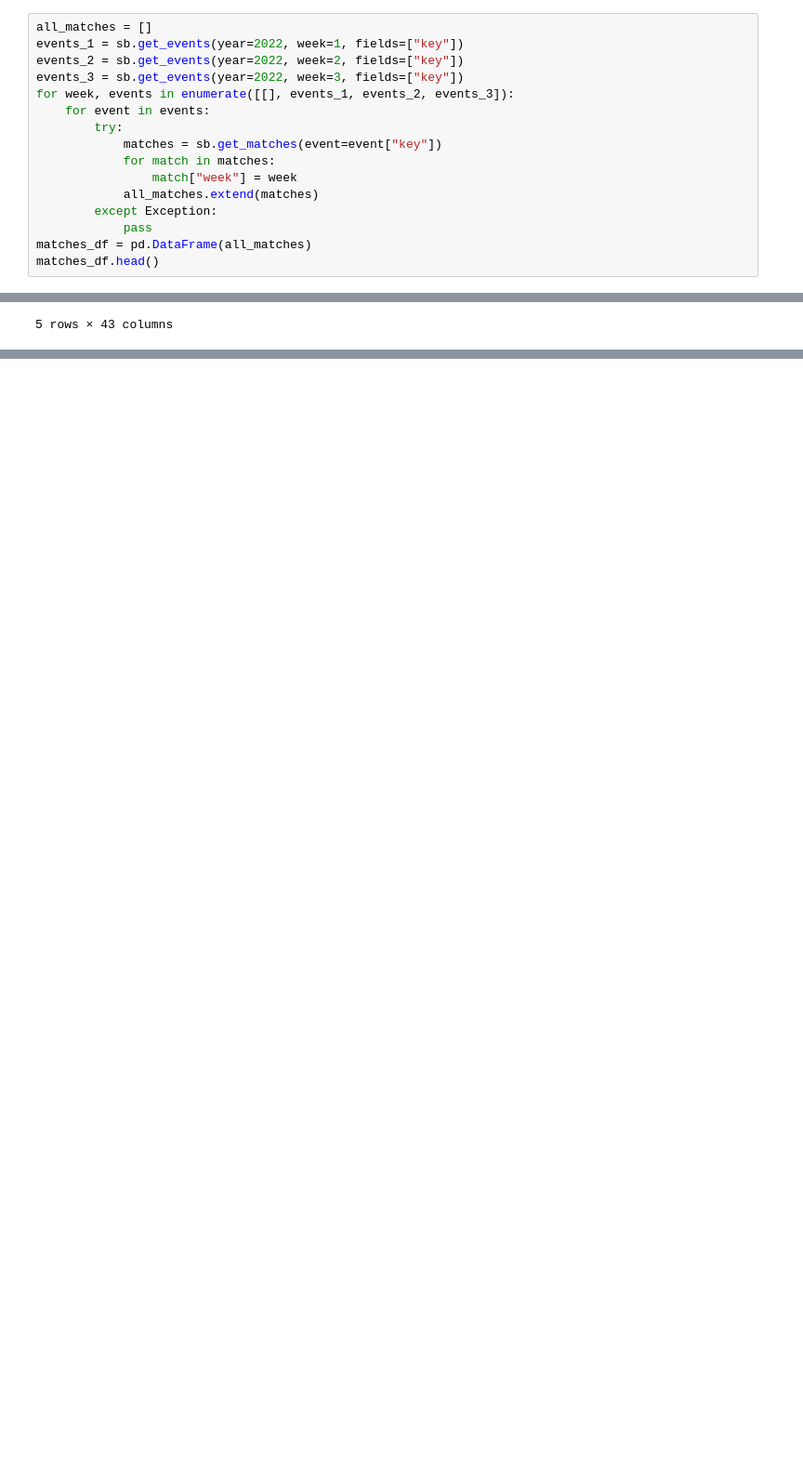
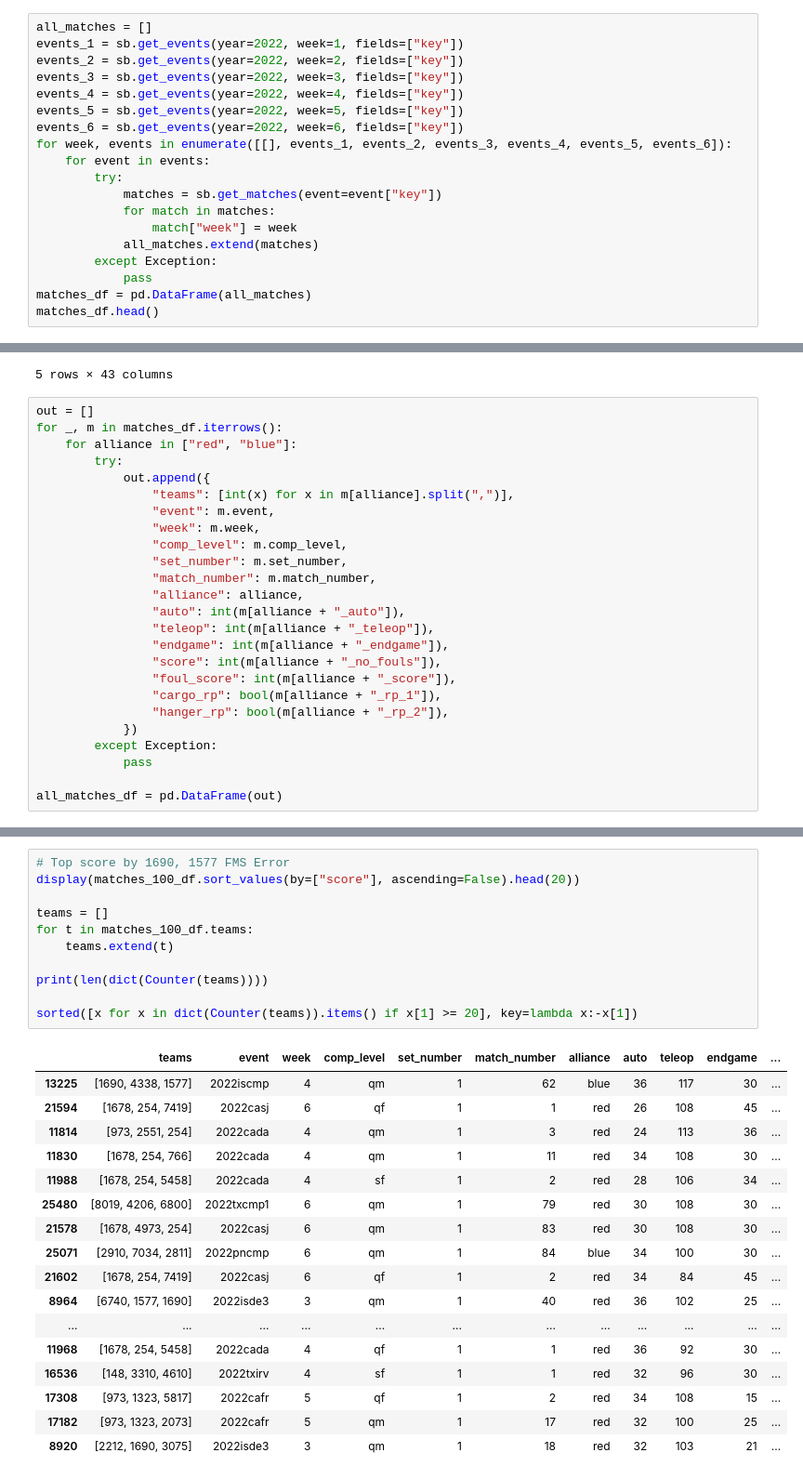
Before and after one commit to avgupta456/statbotics-scripts, a Jupyter notebook: 2022/100 Point Matches.ipynb, the cells around one changed output, grey strips where cells are left out. Shown: that part at 93% size. Cells and saved outputs as stored; diff of their text form; blank space fills up the shorter version.

```diff
--- a/2022/100 Point Matches.ipynb
+++ b/2022/100 Point Matches.ipynb
@@ -10,7 +10,10 @@ all_matches = []
 events_1 = sb.get_events(year=2022, week=1, fields=["key"])
 events_2 = sb.get_events(year=2022, week=2, fields=["key"])
 events_3 = sb.get_events(year=2022, week=3, fields=["key"])
-for week, events in enumerate([[], events_1, events_2, events_3]):
+events_4 = sb.get_events(year=2022, week=4, fields=["key"])
+events_5 = sb.get_events(year=2022, week=5, fields=["key"])
+events_6 = sb.get_events(year=2022, week=6, fields=["key"])
+for week, events in enumerate([[], events_1, events_2, events_3, events_4, events_5, events_6]):
     for event in events:
         try:
             matches = sb.get_matches(event=event["key"])
@@ -29,4 +32,29 @@ matches_df.head()
 | 3 | 2022bcvi_qm4 | 2022 | 2022bcvi | qm | 1 | 4 | False | 1646428873 | Completed | 6485,244,8082 | ... |
 | 4 | 2022bcvi_qm5 | 2022 | 2022bcvi | qm | 1 | 5 | False | 1646429430 | Completed | 288,7167,216 | ... |
 5 rows × 43 columns
+# %%
+out = []
+for _, m in matches_df.iterrows():
+    for alliance in ["red", "blue"]:
+        try:
+            out.append({
+                "teams": [int(x) for x in m[alliance].split(",")],
+                "event": m.event,
+                "week": m.week,
+                "comp_level": m.comp_level,
+                "set_number": m.set_number,
+                "match_number": m.match_number,
+                "alliance": alliance,
+                "auto": int(m[alliance + "_auto"]),
+                "teleop": int(m[alliance + "_teleop"]),
+                "endgame": int(m[alliance + "_endgame"]),
+                "score": int(m[alliance + "_no_fouls"]),
+                "foul_score": int(m[alliance + "_score"]),
+                "cargo_rp": bool(m[alliance + "_rp_1"]),
+                "hanger_rp": bool(m[alliance + "_rp_2"]),
+            })
+        except Exception:
+            pass
+
+all_matches_df = pd.DataFrame(out)
 # %%
@@ -88,0 +95,29 @@ sorted([x for x in dict(Counter(teams)).items() if x[1] > 6], key=lambda x:-x[1]
+# %%
+# Top score by 1690, 1577 FMS Error
+display(matches_100_df.sort_values(by=["score"], ascending=False).head(20))
+
+teams = []
+for t in matches_100_df.teams:
+    teams.extend(t)
+
+print(len(dict(Counter(teams))))
+
+sorted([x for x in dict(Counter(teams)).items() if x[1] >= 20], key=lambda x:-x[1])
+# %% [output]
+|  | teams | event | week | comp_level | set_number | match_number | alliance | auto | teleop | endgame | ... |
+| 13225 | [1690, 4338, 1577] | 2022iscmp | 4 | qm | 1 | 62 | blue | 36 | 117 | 30 | ... |
+| 21594 | [1678, 254, 7419] | 2022casj | 6 | qf | 1 | 1 | red | 26 | 108 | 45 | ... |
+| 11814 | [973, 2551, 254] | 2022cada | 4 | qm | 1 | 3 | red | 24 | 113 | 36 | ... |
+| 11830 | [1678, 254, 766] | 2022cada | 4 | qm | 1 | 11 | red | 34 | 108 | 30 | ... |
+| 11988 | [1678, 254, 5458] | 2022cada | 4 | sf | 1 | 2 | red | 28 | 106 | 34 | ... |
+| 25480 | [8019, 4206, 6800] | 2022txcmp1 | 6 | qm | 1 | 79 | red | 30 | 108 | 30 | ... |
+| 21578 | [1678, 4973, 254] | 2022casj | 6 | qm | 1 | 83 | red | 30 | 108 | 30 | ... |
+| 25071 | [2910, 7034, 2811] | 2022pncmp | 6 | qm | 1 | 84 | blue | 34 | 100 | 30 | ... |
+| 21602 | [1678, 254, 7419] | 2022casj | 6 | qf | 1 | 2 | red | 34 | 84 | 45 | ... |
+| 8964 | [6740, 1577, 1690] | 2022isde3 | 3 | qm | 1 | 40 | red | 36 | 102 | 25 | ... |
+| ... | ... | ... | ... | ... | ... | ... | ... | ... | ... | ... | ... |
+| 11968 | [1678, 254, 5458] | 2022cada | 4 | qf | 1 | 1 | red | 36 | 92 | 30 | ... |
+| 16536 | [148, 3310, 4610] | 2022txirv | 4 | sf | 1 | 1 | red | 32 | 96 | 30 | ... |
+| 17308 | [973, 1323, 5817] | 2022cafr | 5 | qf | 1 | 2 | red | 34 | 108 | 15 | ... |
+| 17182 | [973, 1323, 2073] | 2022cafr | 5 | qm | 1 | 17 | red | 32 | 100 | 25 | ... |
+| 8920 | [2212, 1690, 3075] | 2022isde3 | 3 | qm | 1 | 18 | red | 32 | 103 | 21 | ... |
```
Also changed, not shown: parts of 10 cells of this notebook, 23 other files.
